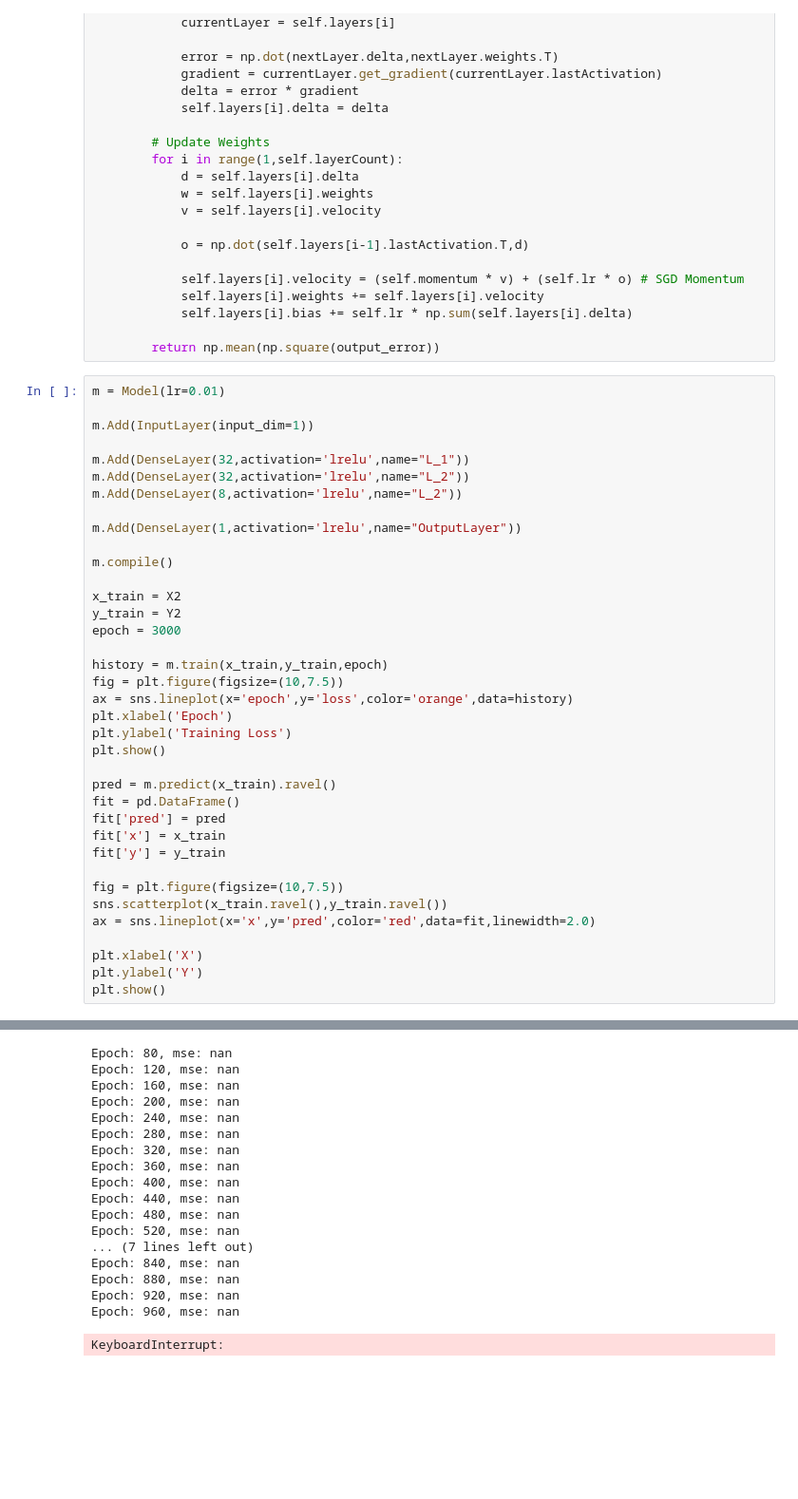
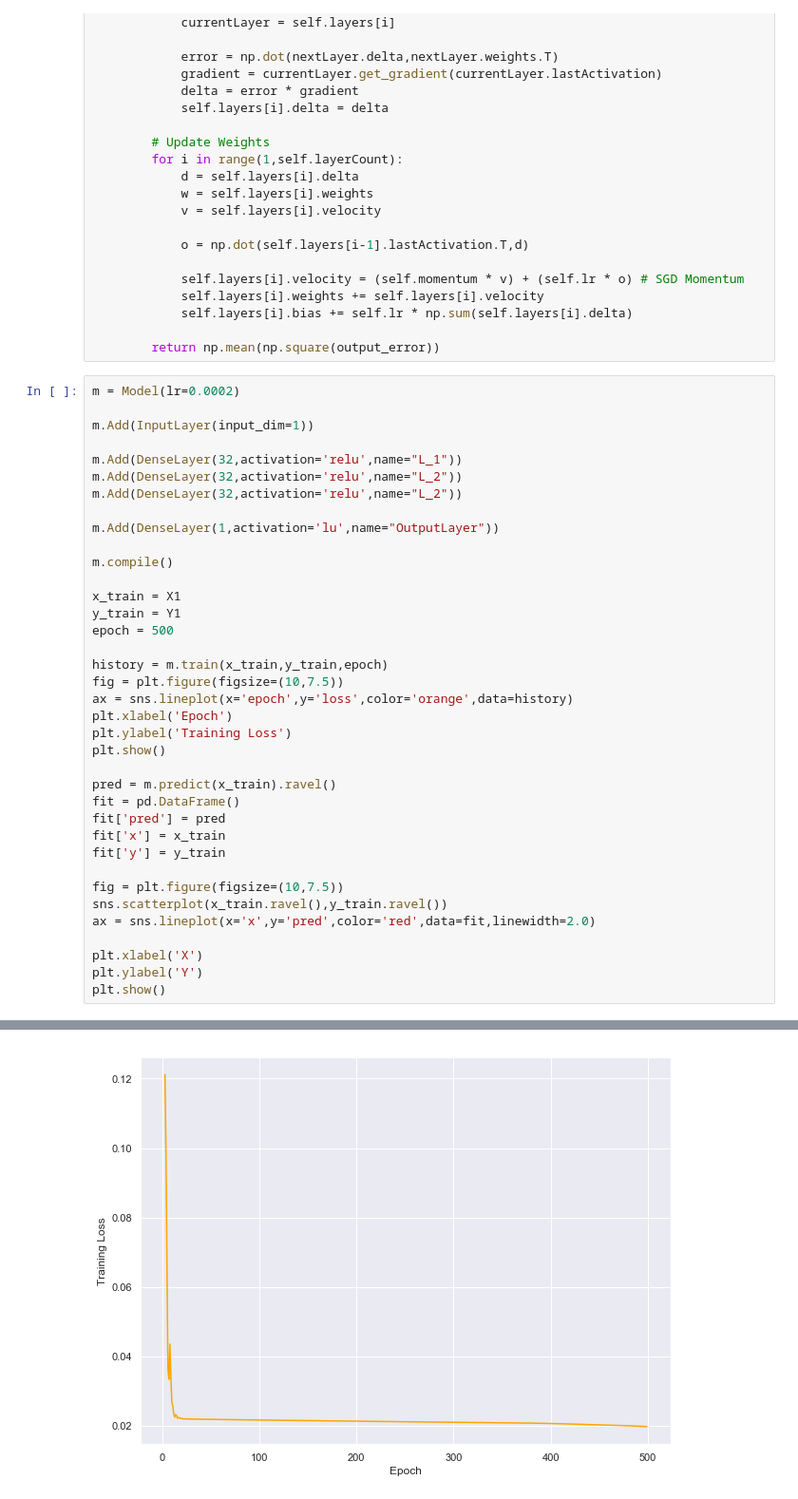
Before and after one commit to Berkays/MLP, a Jupyter notebook: nn.ipynb, the cells around one changed output, grey strips where cells are left out. Shown: that part at 95% size. Drawn from its saved outputs; the diff is of its cells as text; blank space fills up the shorter version.

Commit message:
Relu working

```diff
--- a/nn.ipynb
+++ b/nn.ipynb
@@ -207,21 +207,21 @@ class Model():
 
         return np.mean(np.square(output_error))
 # %%
-m = Model(lr=0.01)
+m = Model(lr=0.0002)
 
 m.Add(InputLayer(input_dim=1))
 
-m.Add(DenseLayer(32,activation='lrelu',name="L_1"))
-m.Add(DenseLayer(32,activation='lrelu',name="L_2"))
-m.Add(DenseLayer(8,activation='lrelu',name="L_2"))
+m.Add(DenseLayer(32,activation='relu',name="L_1"))
+m.Add(DenseLayer(32,activation='relu',name="L_2"))
+m.Add(DenseLayer(32,activation='relu',name="L_2"))
 
-m.Add(DenseLayer(1,activation='lrelu',name="OutputLayer"))
+m.Add(DenseLayer(1,activation='lu',name="OutputLayer"))
 
 m.compile()
 
-x_train = X2
-y_train = Y2
-epoch = 3000
+x_train = X1
+y_train = Y1
+epoch = 500
 
 history = m.train(x_train,y_train,epoch)
 fig = plt.figure(figsize=(10,7.5))
@@ -249,18 +261 @@ Epoch: 40, mse: nan
-Epoch: 80, mse: nan
-Epoch: 120, mse: nan
-Epoch: 160, mse: nan
-Epoch: 200, mse: nan
-Epoch: 240, mse: nan
-Epoch: 280, mse: nan
-Epoch: 320, mse: nan
-Epoch: 360, mse: nan
-Epoch: 400, mse: nan
-Epoch: 440, mse: nan
-Epoch: 480, mse: nan
-Epoch: 520, mse: nan
-... (7 lines left out)
-Epoch: 840, mse: nan
-Epoch: 880, mse: nan
-Epoch: 920, mse: nan
-Epoch: 960, mse: nan
-KeyboardInterrupt:
+[figure, added]
```
Also changed, not shown: parts of 3 cells of this notebook.
